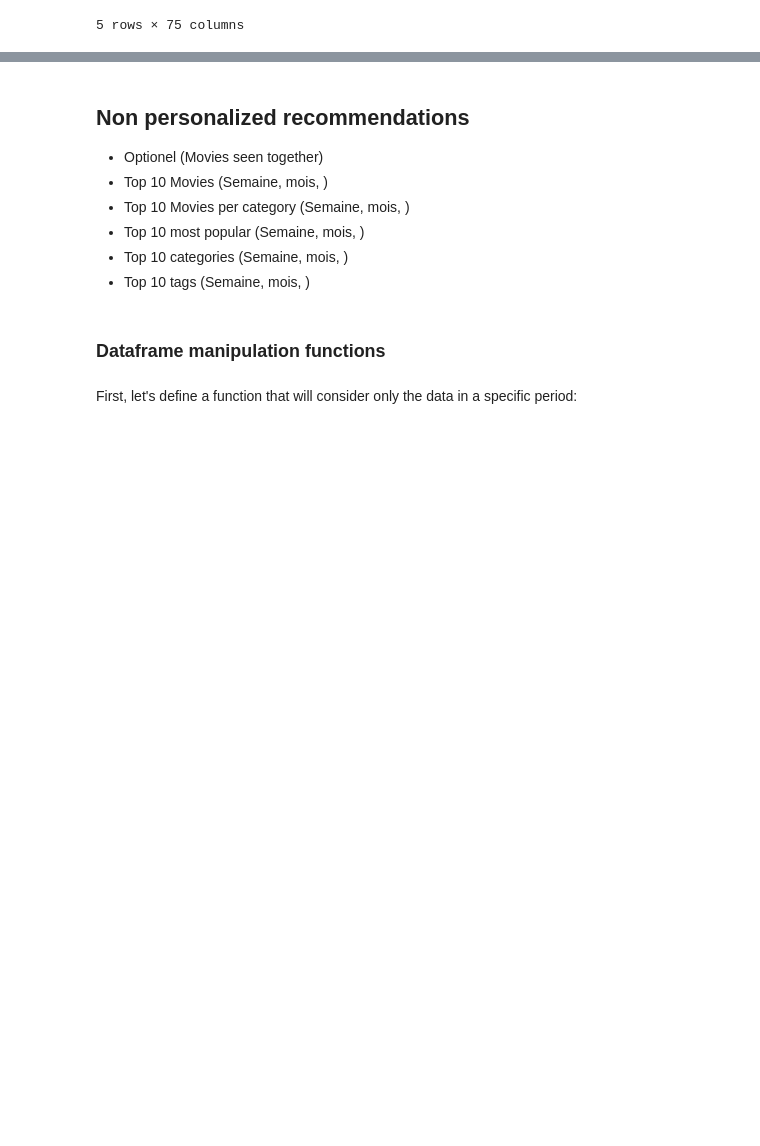
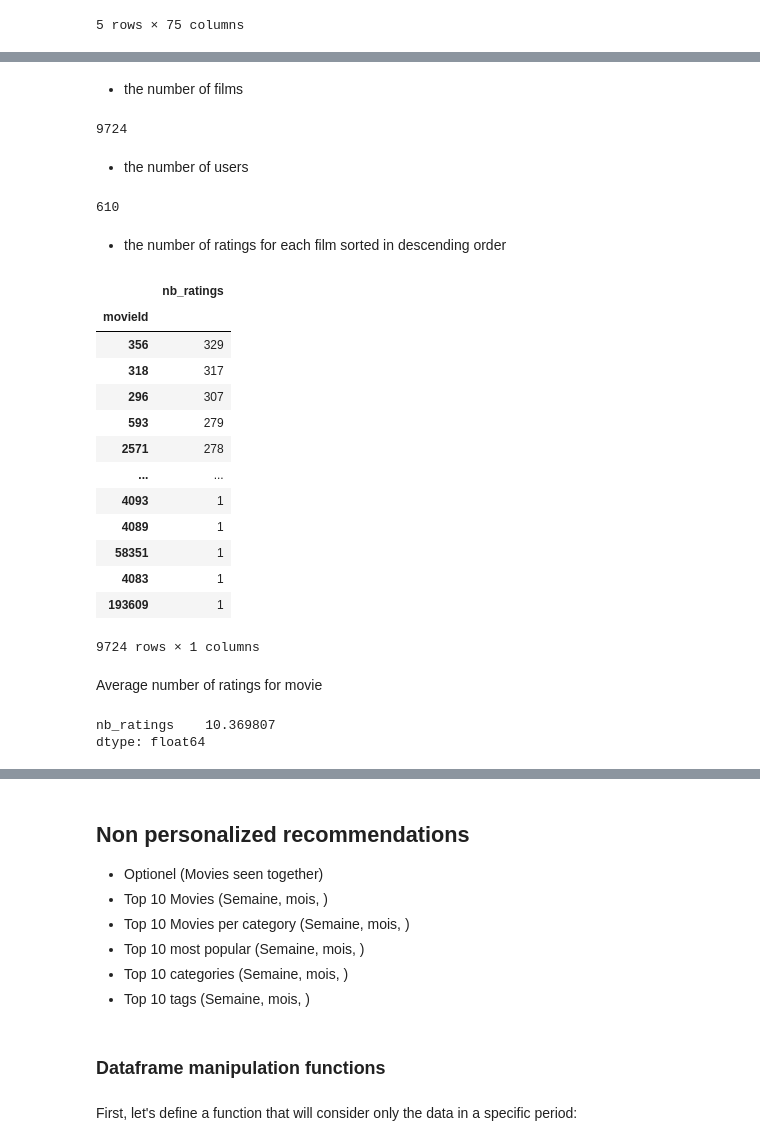
Before and after one commit to NavasFrancisco/MoviesRecommender, a Jupyter notebook: MoviesRecommender.ipynb, the cells around one changed output, grey strips where cells are left out. Saved outputs shown, nothing was run; the diff lists cells and outputs as text; code cells hidden in the pictures; blank space fills up the shorter version.

```diff
--- a/MoviesRecommender.ipynb
+++ b/MoviesRecommender.ipynb
@@ -471,0 +478,38 @@ df.head()
+# %% [markdown]
+- the number of films
+# %%
+df.groupby('movieId').size().shape[0]
+# %% [output]
+9724
+# %% [markdown]
+- the number of users
+# %%
+df.groupby('userId').size().shape[0]
+# %% [output]
+610
+# %% [markdown]
+- the number of ratings for each film sorted in descending order
+# %%
+df.groupby('movieId').size().to_frame('nb_ratings').sort_values(by=['nb_ratings'],ascending=False)
+# %% [output]
+|  | nb_ratings |
+| movieId |  |
+| 356 | 329 |
+| 318 | 317 |
+| 296 | 307 |
+| 593 | 279 |
+| 2571 | 278 |
+| ... | ... |
+| 4093 | 1 |
+| 4089 | 1 |
+| 58351 | 1 |
+| 4083 | 1 |
+| 193609 | 1 |
+9724 rows × 1 columns
+# %% [markdown]
+Average number of ratings for movie
+# %%
+df.groupby('movieId').size().to_frame('nb_ratings').sort_values(by=['nb_ratings'],ascending=False).mean()
+# %% [output]
+nb_ratings    10.369807
+dtype: float64
```
Also changed, not shown: parts of 30 cells of this notebook.
